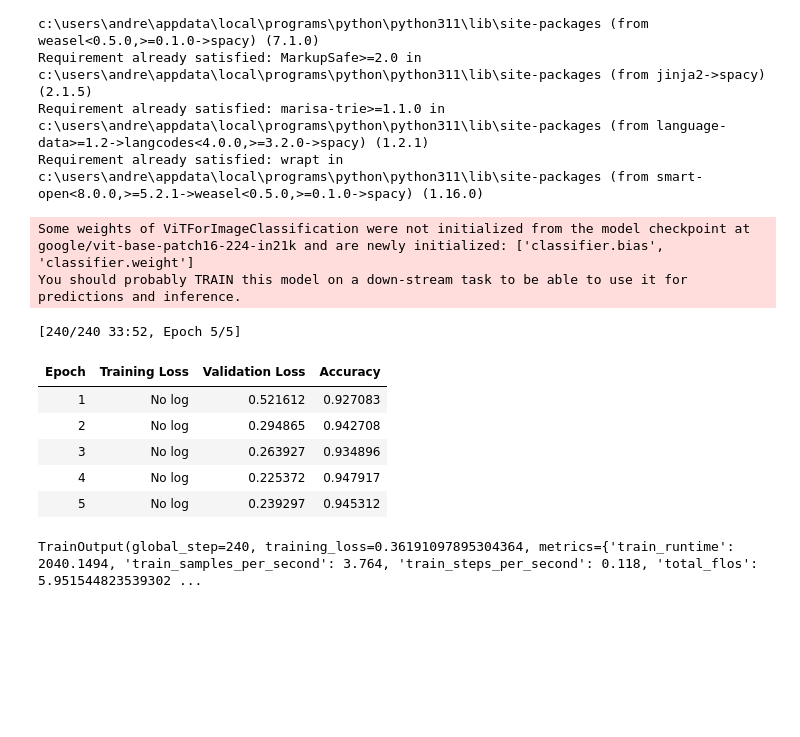
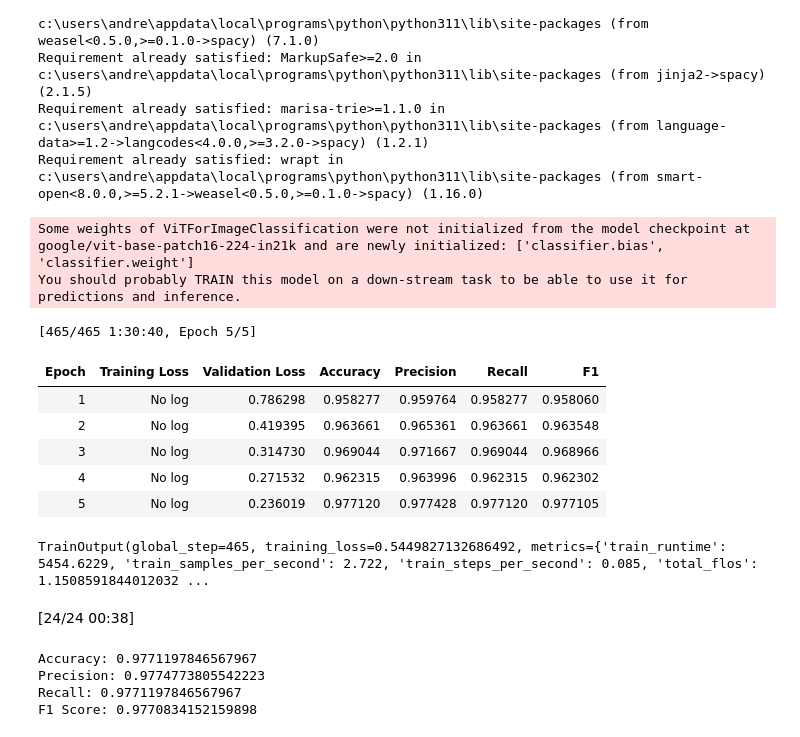
Before and after one commit to trueandre091/MPIT, a Jupyter notebook: model/main/fine-tune-1.ipynb, the cells around one changed output. Cells and saved outputs as stored; diff of their text form; code cells hidden in the pictures; blank space fills up the shorter version.

```diff
--- a/model/main/fine-tune.ipynb
+++ b/model/main/fine-tune-1.ipynb
@@ -22,7 +22,7 @@ Requirement already satisfied: wrapt in c:\users\andre\appdata\local\programs\py
 from torchvision.transforms import Compose, Resize, ToTensor, Normalize, RandomHorizontalFlip, RandomRotation
 
 transform = Compose([
-    Resize(224),
+    Resize((224, 224)),
     RandomHorizontalFlip(p=0.5),  # Случайное отражение
     RandomRotation(degrees=30),   # Случайный поворот
     ToTensor(),
@@ -34,8 +34,8 @@ import os
 from torchvision.datasets import ImageFolder
 from torch.utils.data import Dataset
 
-dataset = ImageFolder(root='./../data/dataset/train', transform=transform)
-labels = os.listdir('./../data/dataset/train')
+dataset = ImageFolder(root='./../data/most_popular', transform=transform)
+labels = os.listdir('./../data/most_popular')
 # Создание отображений
 id2label = {i: label for i, label in enumerate(labels)}
 label2id = {label: i for i, label in enumerate(labels)}
@@ -67,40 +67,40 @@ model = ViTForImageClassification.from_pretrained(
     'google/vit-base-patch16-224-in21k',
     num_labels=len(dataset.classes),
     id2label=id2label,
     label2id=label2id
 )
 
 training_args = TrainingArguments(
     output_dir='./results',
     per_device_train_batch_size=32,
     per_device_eval_batch_size=32,
     evaluation_strategy="epoch",
     save_strategy="epoch",
     learning_rate=5e-5,
     weight_decay=0.01,
     num_train_epochs=5,
     load_best_model_at_end=True,
     metric_for_best_model="accuracy"
 )
 
 trainer = Trainer(
     model=model,
     args=training_args,
     train_dataset=train_dataset,
     eval_dataset=test_dataset,
-    compute_metrics=lambda pred: {'accuracy': (pred.predictions.argmax(-1) == pred.label_ids).mean()},
+    compute_metrics=compute_metrics,
 )
 
 trainer.train()
 # %% [output]
 Some weights of ViTForImageClassification were not initialized from the model checkpoint at google/vit-base-patch16-224-in21k and are newly initialized: ['classifier.bias', 'classifier.weight']
 You should probably TRAIN this model on a down-stream task to be able to use it for predictions and inference.
-[240/240 33:52, Epoch 5/5]
+[465/465 1:30:40, Epoch 5/5]
-| Epoch | Training Loss | Validation Loss | Accuracy |
-| 1 | No log | 0.521612 | 0.927083 |
-| 2 | No log | 0.294865 | 0.942708 |
-| 3 | No log | 0.263927 | 0.934896 |
-| 4 | No log | 0.225372 | 0.947917 |
-| 5 | No log | 0.239297 | 0.945312 |
+| Epoch | Training Loss | Validation Loss | Accuracy | Precision | Recall | F1 |
+| 1 | No log | 0.786298 | 0.958277 | 0.959764 | 0.958277 | 0.958060 |
+| 2 | No log | 0.419395 | 0.963661 | 0.965361 | 0.963661 | 0.963548 |
+| 3 | No log | 0.314730 | 0.969044 | 0.971667 | 0.969044 | 0.968966 |
+| 4 | No log | 0.271532 | 0.962315 | 0.963996 | 0.962315 | 0.962302 |
+| 5 | No log | 0.236019 | 0.977120 | 0.977428 | 0.977120 | 0.977105 |
-TrainOutput(global_step=240, training_loss=0.36191097895304364, metrics={'train_runtime': 2040.1494, 'train_samples_per_second': 3.764, 'train_steps_per_second': 0.118, 'total_flos': 5.951544823539302 ...
+TrainOutput(global_step=465, training_loss=0.5449827132686492, metrics={'train_runtime': 5454.6229, 'train_samples_per_second': 2.722, 'train_steps_per_second': 0.085, 'total_flos': 1.1508591844012032 ...
 # %%
@@ -107,0 +108,13 @@ trainer.save_model('./res')
+# %%
+eval_results = trainer.evaluate()
+
+print(f"Accuracy: {eval_results['eval_accuracy']}")
+print(f"Precision: {eval_results['eval_precision']}")
+print(f"Recall: {eval_results['eval_recall']}")
+print(f"F1 Score: {eval_results['eval_f1']}")
+# %% [output]
+[24/24 00:38]
+Accuracy: 0.9771197846567967
+Precision: 0.9774773805542223
+Recall: 0.9771197846567967
+F1 Score: 0.9770834152159898
```
Also changed, not shown: parts of 1 cell of this notebook, 5 other files.
